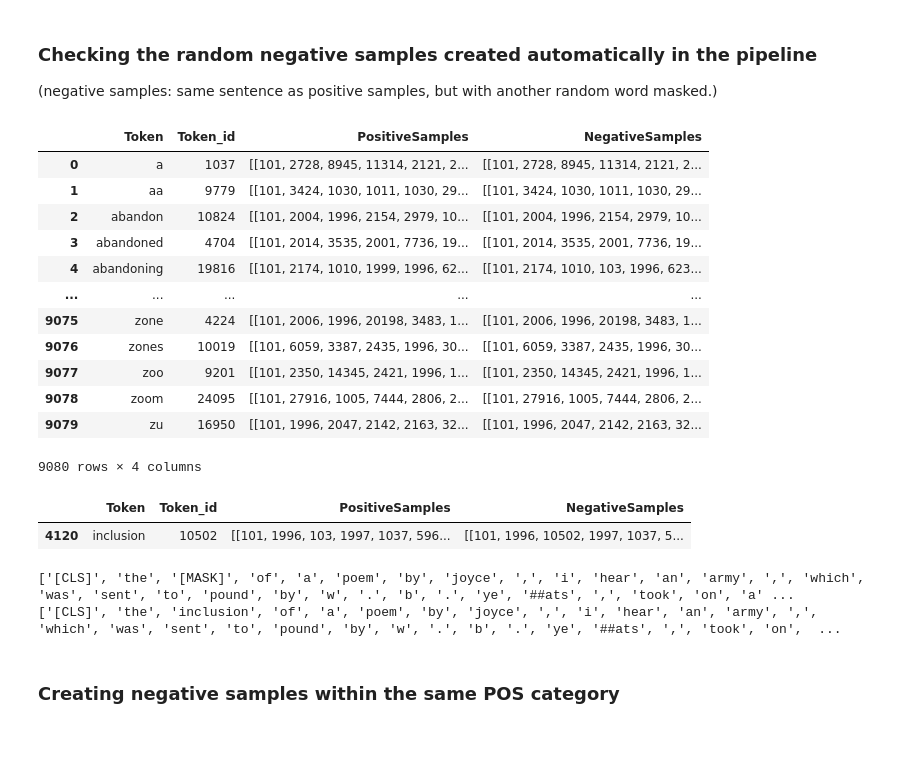
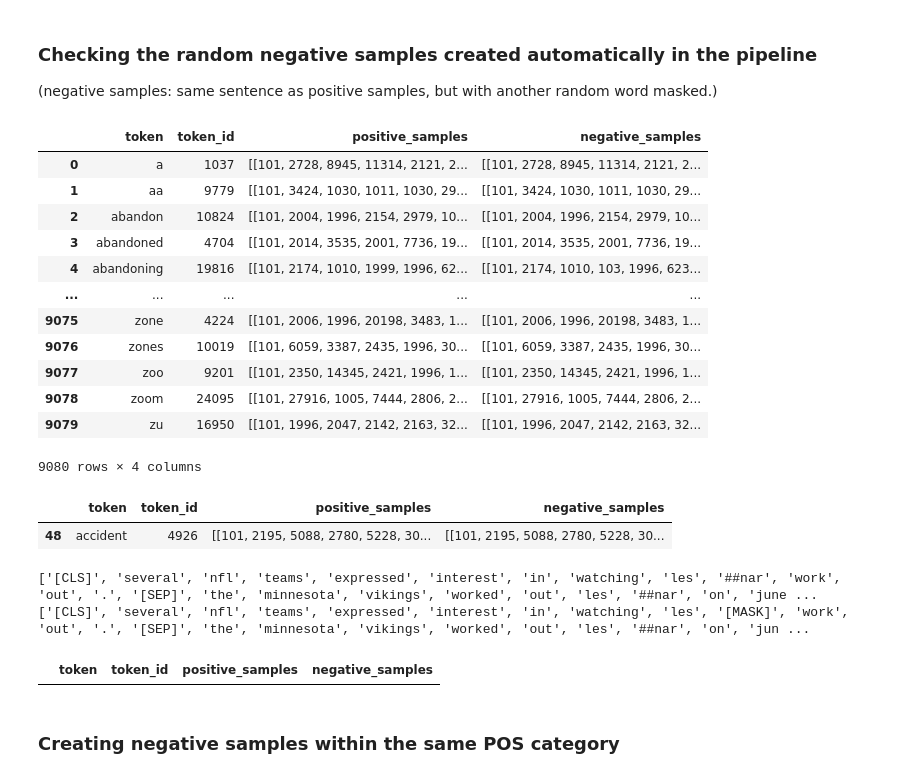
Before and after one commit to NazaninShafiabadi/NeuralLMs, a Jupyter notebook: src/draft.ipynb, the cells around one changed output. Drawn from its saved outputs; the diff is of its cells as text; code cells hidden in the pictures; blank space fills up the shorter version.

```diff
--- a/src/draft.ipynb
+++ b/src/draft.ipynb
@@ -78,13 +78,11 @@ Top 5 BERT predictions:
 (negative samples: same sentence as positive samples, but with another random word masked.)
 # %%
 with open('../data/wikitext/sample_sents_m1.pickle', 'rb') as f:
-    sample_sents = pickle.load(f)
+    sample_sents = pd.DataFrame(pickle.load(f), columns=['token', 'token_id', 'positive_samples', 'negative_samples'])
 
-sample_sents = pd.DataFrame(sample_sents)
-sample_sents.columns = ['Token', 'Token_id', 'PositiveSamples', 'NegativeSamples']
 sample_sents
 # %% [output]
-|  | Token | Token_id | PositiveSamples | NegativeSamples |
+|  | token | token_id | positive_samples | negative_samples |
 | 0 | a | 1037 | [[101, 2728, 8945, 11314, 2121, 2... | [[101, 2728, 8945, 11314, 2121, 2... |
 | 1 | aa | 9779 | [[101, 3424, 1030, 1011, 1030, 29... | [[101, 3424, 1030, 1011, 1030, 29... |
 | 2 | abandon | 10824 | [[101, 2004, 1996, 2154, 2979, 10... | [[101, 2004, 1996, 2154, 2979, 10... |
@@ -101,13 +99,13 @@ sample_sents
 sample_row = sample_sents.sample(1)
 sample_row
 # %% [output]
-|  | Token | Token_id | PositiveSamples | NegativeSamples |
-| 4120 | inclusion | 10502 | [[101, 1996, 103, 1997, 1037, 596... | [[101, 1996, 10502, 1997, 1037, 5... |
+|  | token | token_id | positive_samples | negative_samples |
+| 48 | accident | 4926 | [[101, 2195, 5088, 2780, 5228, 30... | [[101, 2195, 5088, 2780, 5228, 30... |
 # %%
 tokenizer = AutoTokenizer.from_pretrained('google/multiberts-seed_0')
 
-pos_sent_ids = sample_row['PositiveSamples'].tolist()[0][0]
-neg_sent_ids = sample_row['NegativeSamples'].tolist()[0][0]
+pos_sent_ids = sample_row['positive_samples'].tolist()[0][0]
+neg_sent_ids = sample_row['negative_samples'].tolist()[0][0]
 
 pos_sent = tokenizer.convert_ids_to_tokens(pos_sent_ids)
 neg_sent = tokenizer.convert_ids_to_tokens(neg_sent_ids)
@@ -115,8 +113,13 @@ neg_sent = tokenizer.convert_ids_to_tokens(neg_sent_ids)
 print(pos_sent)
 print(neg_sent)
 # %% [output]
-['[CLS]', 'the', '[MASK]', 'of', 'a', 'poem', 'by', 'joyce', ',', 'i', 'hear', 'an', 'army', ',', 'which', 'was', 'sent', 'to', 'pound', 'by', 'w', '.', 'b', '.', 'ye', '##ats', ',', 'took', 'on', 'a' ...
-['[CLS]', 'the', 'inclusion', 'of', 'a', 'poem', 'by', 'joyce', ',', 'i', 'hear', 'an', 'army', ',', 'which', 'was', 'sent', 'to', 'pound', 'by', 'w', '.', 'b', '.', 'ye', '##ats', ',', 'took', 'on',  ...
+['[CLS]', 'several', 'nfl', 'teams', 'expressed', 'interest', 'in', 'watching', 'les', '##nar', 'work', 'out', '.', '[SEP]', 'the', 'minnesota', 'vikings', 'worked', 'out', 'les', '##nar', 'on', 'june ...
+['[CLS]', 'several', 'nfl', 'teams', 'expressed', 'interest', 'in', 'watching', 'les', '[MASK]', 'work', 'out', '.', '[SEP]', 'the', 'minnesota', 'vikings', 'worked', 'out', 'les', '##nar', 'on', 'jun ...
+# %%
+# All positive and negative samples have the same size
+sample_sents[sample_sents.apply(lambda row: len(row['positive_samples']) != len(row['negative_samples']), axis=1)]
+# %% [output]
+|  | token | token_id | positive_samples | negative_samples |
 # %% [markdown]
 ### Creating negative samples within the same POS category
 # %%
```
Also changed, not shown: parts of 2 cells of this notebook, 2 other files.
